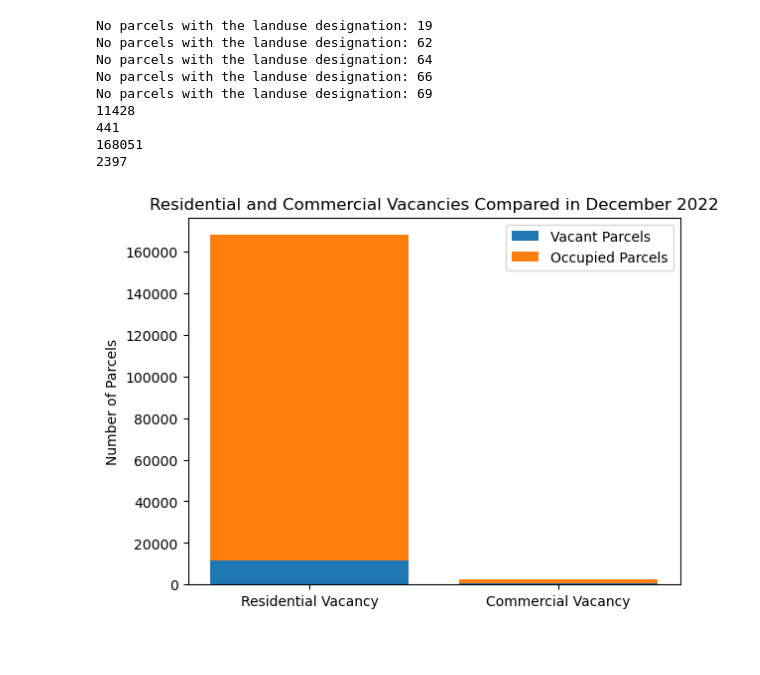
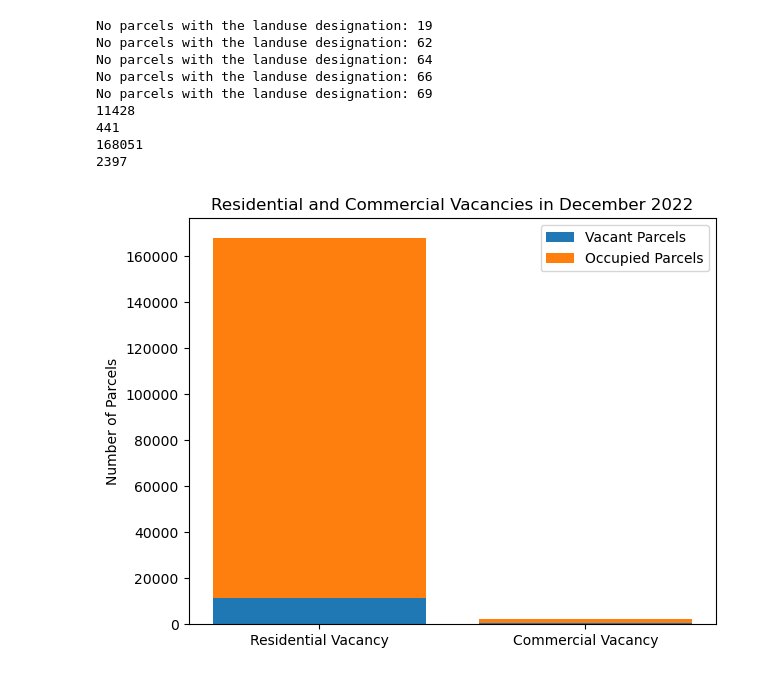
Before and after one commit to ScottMcLean98/Project1, a Jupyter notebook: Rental Saturation.ipynb, the cells around one changed output. Saved outputs shown, nothing was run; the diff lists cells and outputs as text; code cells hidden in the pictures; blank space fills up the shorter version.

```diff
--- a/Rental Saturation.ipynb
+++ b/Rental Saturation.ipynb
@@ -170,15 +170,16 @@ No parcels with the landuse designation: 69
 # %%
 fig, ax = plt.subplots()
 
 # Plot the total parcels in each category and the estimated number of parcels vacant in 2022
 x_bars = [residential_vacant, commercial_vacant]
 x_bars2 = [(residential - residential_vacant), (commercial - commercial_vacant)]
 bar_labels = ["Residential Vacancy", "Commercial Vacancy"]
 ax.bar(bar_labels, x_bars, label="Vacant Parcels")
 ax.bar(bar_labels, x_bars2, bottom=x_bars, label="Occupied Parcels")
-plt.title("Residential and Commercial Vacancies Compared in December 2022")
+plt.title("Residential and Commercial Vacancies in December 2022")
 plt.ylabel("Number of Parcels")
 plt.legend()
+plt.tight_layout()
 plt.savefig("Fig3-vacant")
 # %% [output]
-[figure, old version]
+[figure, new version]
```
Also changed, not shown: 1 other file.
